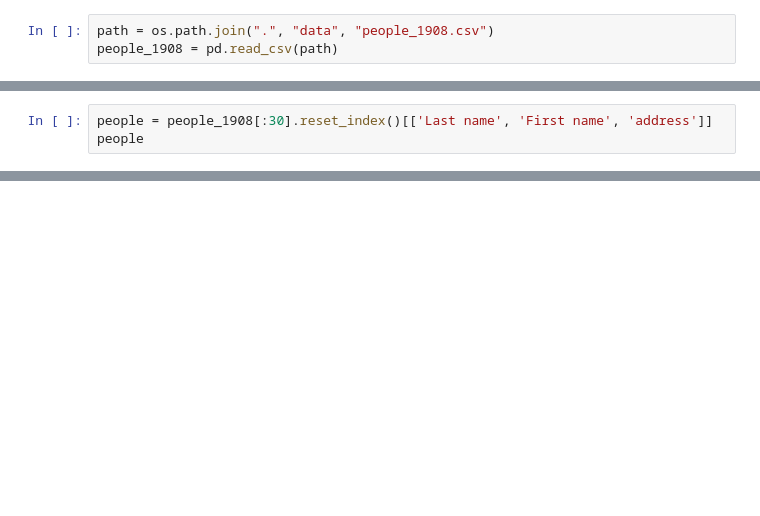
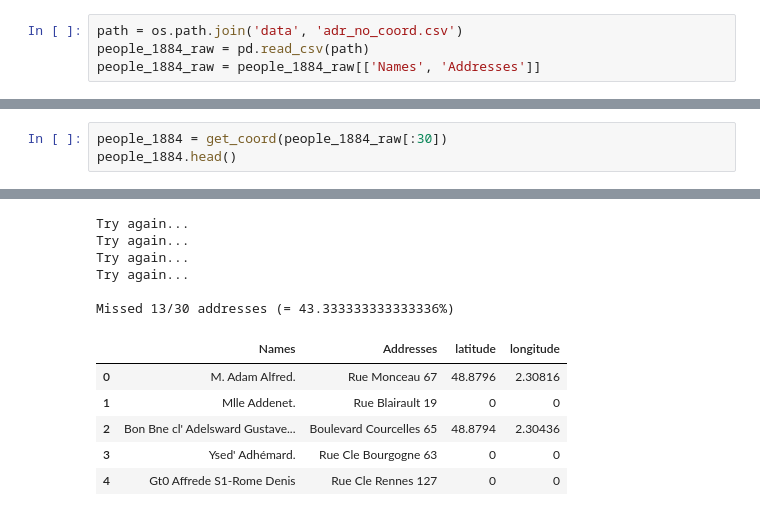
Before and after one commit to AndreaScalisi/FDH, a Jupyter notebook: Folium.ipynb, the cells around one changed output, grey strips where cells are left out. Cells and saved outputs as stored; diff of their text form; blank space fills up the shorter version.

```diff
--- a/Folium.ipynb
+++ b/Folium.ipynb
@@ -5,3 +13,4 @@ import folium
 # %%
-path = os.path.join(".", "data", "people_1908.csv")
-people_1908 = pd.read_csv(path)
+path = os.path.join('data', 'adr_no_coord.csv')
+people_1884_raw = pd.read_csv(path)
+people_1884_raw = people_1884_raw[['Names', 'Addresses']]
@@ -20,3 +19,0 @@ from folium.plugins import MarkerCluster
-# %%
-people = people_1908[:30].reset_index()[['Last name', 'First name', 'address']]
-people
@@ -107,0 +68,4 @@ paris_1908.add_child(mc)
+# %%
+people_1884 = get_coord(people_1884_raw[:30])
+people_1884.head()
+# %% [output]
@@ -107,0 +73,12 @@ paris_1908.add_child(mc)
+Try again...
+Try again...
+Try again...
+Try again...
+
+Missed 13/30 addresses (= 43.333333333333336%)
+|  | Names | Addresses | latitude | longitude |
+| 0 | M. Adam Alfred. | Rue Monceau 67 | 48.8796 | 2.30816 |
+| 1 | Mlle Addenet. | Rue Blairault 19 | 0 | 0 |
+| 2 | Bon Bne cl' Adelsward Gustave... | Boulevard Courcelles 65 | 48.8794 | 2.30436 |
+| 3 | Ysed' Adhémard. | Rue Cle Bourgogne 63 | 0 | 0 |
+| 4 | Gt0 Affrede S1-Rome Denis | Rue Cle Rennes 127 | 0 | 0 |
```
Also changed, not shown: parts of 12 cells of this notebook, 2 other files.
